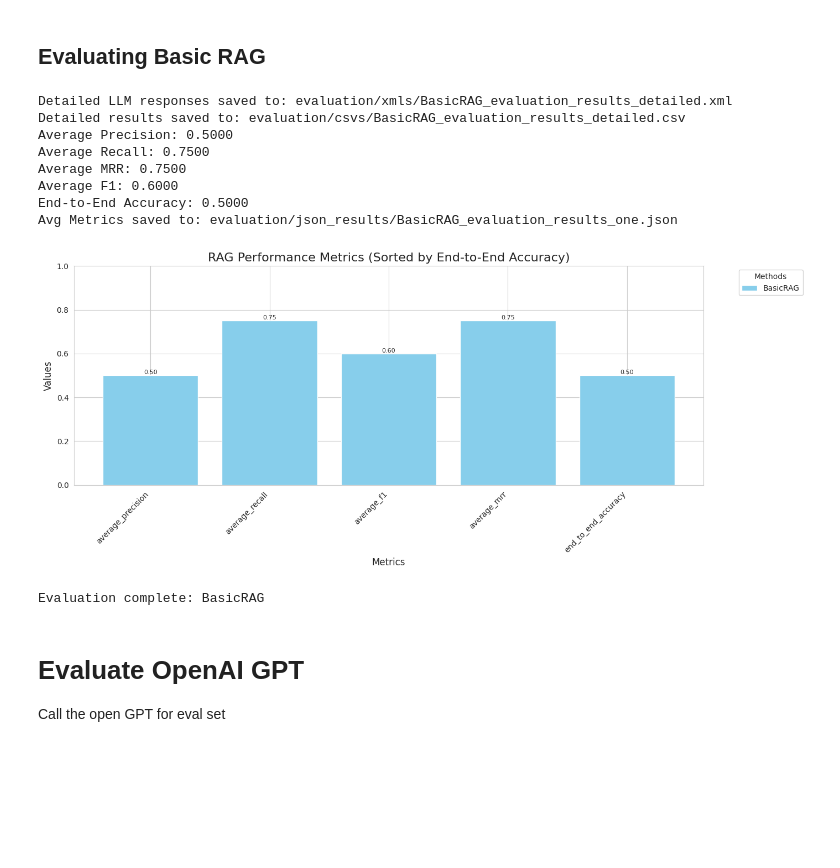
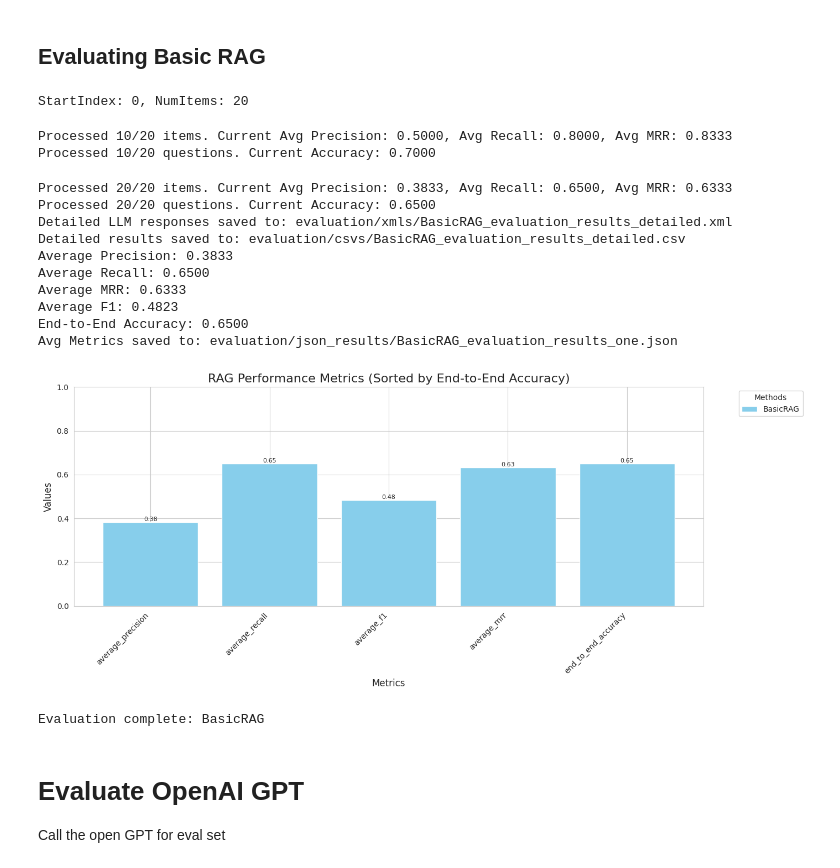
Before and after one commit to abhishekprateek/anthropic-cookbook-abhip, a Jupyter notebook: DeclarativeAgents/DevBoxPOC/dev_box_guide.ipynb, the cells around one changed output. Cells and saved outputs as stored; diff of their text form; code cells hidden in the pictures; blank space fills up the shorter version.

```diff
--- a/DeclarativeAgents/DevBoxPOC/dev_box_guide.ipynb
+++ b/DeclarativeAgents/DevBoxPOC/dev_box_guide.ipynb
@@ -58,19 +50,25 @@ Loading vector database from disk.
 # %%
 from Experiments.basic_rag import evaluate_basic_rag_v2
 
-topK = 2
-evaluate_basic_rag_v2(eval_data, db, topK)
+start_index = 0
+num_items = 20
+# evaluate_basic_rag_v2(eval_data, db, start_index, num_items)
 # %% [output]
-Detailed LLM responses saved to: evaluation/xmls/BasicRAG_evaluation_results_detailed.xml
-Detailed results saved to: evaluation/csvs/BasicRAG_evaluation_results_detailed.csv
-Average Precision: 0.5000
-Average Recall: 0.7500
-Average MRR: 0.7500
-Average F1: 0.6000
-End-to-End Accuracy: 0.5000
-Avg Metrics saved to: evaluation/json_results/BasicRAG_evaluation_results_one.json
+StartIndex: 0, NumItems: 20
+Processed 10/20 items. Current Avg Precision: 0.5000, Avg Recall: 0.8000, Avg MRR: 0.8333
+Processed 10/20 questions. Current Accuracy: 0.7000
+Processed 20/20 items. Current Avg Precision: 0.3833, Avg Recall: 0.6500, Avg MRR: 0.6333
+Processed 20/20 questions. Current Accuracy: 0.6500
+Detailed LLM responses saved to: evaluation/xmls/BasicRAG_evaluation_results_detailed.xml
+Detailed results saved to: evaluation/csvs/BasicRAG_evaluation_results_detailed.csv
+Average Precision: 0.3833
+Average Recall: 0.6500
+Average MRR: 0.6333
+Average F1: 0.4823
+End-to-End Accuracy: 0.6500
+Avg Metrics saved to: evaluation/json_results/BasicRAG_evaluation_results_one.json
-[figure, old version]
+[figure, new version]
-Evaluation complete: BasicRAG
+Evaluation complete: BasicRAG
 # %% [markdown]
 # Evaluate OpenAI GPT
 
```
Also changed, not shown: parts of 3 cells of this notebook, 12 other files.
